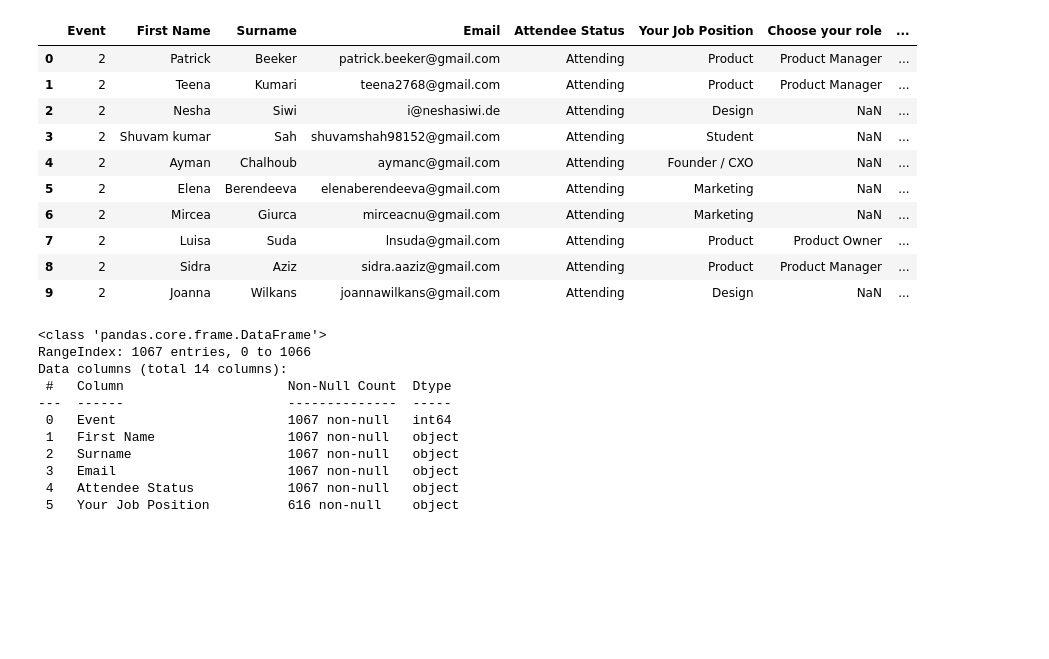
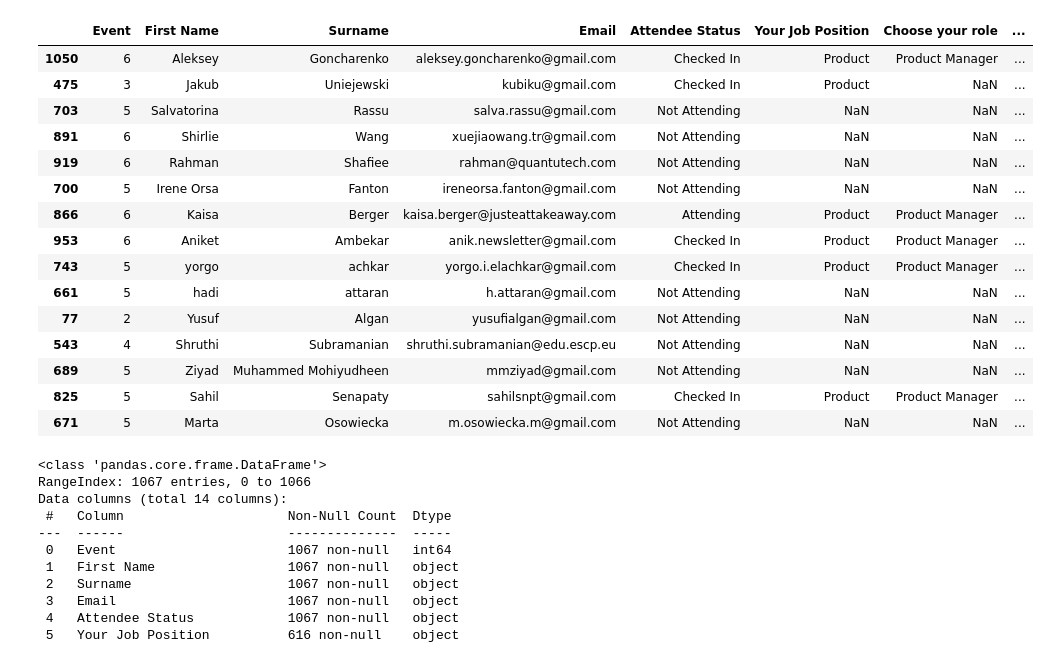
Before and after one commit to Shubhi-Varshney/data_bpm, a Jupyter notebook: notebooks/yulia_bpm_explore.ipynb, the cells around one changed output. Drawn from its saved outputs; the diff is of its cells as text; code cells hidden in the pictures; blank space fills up the shorter version.

```diff
--- a/notebooks/yulia_bpm_explore.ipynb
+++ b/notebooks/yulia_bpm_explore.ipynb
@@ -10,19 +10,24 @@ import string as str
 # %%
 # Information about attendees of all events
 data_events_ppl = pd.read_csv("../raw_data/240304 BPM Events list people  - ALL __.csv")
-data_events_ppl.head(10)
+data_events_ppl.sample(15)
 # %% [output]
 |  | Event | First Name | Surname | Email | Attendee Status | Your Job Position | Choose your role | ... |
-| 0 | 2 | Patrick | Beeker | patrick.beeker@gmail.com | Attending | Product | Product Manager | ... |
-| 1 | 2 | Teena | Kumari | teena2768@gmail.com | Attending | Product | Product Manager | ... |
-| 2 | 2 | Nesha | Siwi | i@neshasiwi.de | Attending | Design | NaN | ... |
-| 3 | 2 | Shuvam kumar | Sah | shuvamshah98152@gmail.com | Attending | Student | NaN | ... |
-| 4 | 2 | Ayman | Chalhoub | aymanc@gmail.com | Attending | Founder / CXO | NaN | ... |
-| 5 | 2 | Elena | Berendeeva | elenaberendeeva@gmail.com | Attending | Marketing | NaN | ... |
-| 6 | 2 | Mircea | Giurca | mirceacnu@gmail.com | Attending | Marketing | NaN | ... |
-| 7 | 2 | Luisa | Suda | lnsuda@gmail.com | Attending | Product | Product Owner | ... |
-| 8 | 2 | Sidra | Aziz | sidra.aaziz@gmail.com | Attending | Product | Product Manager | ... |
-| 9 | 2 | Joanna | Wilkans | joannawilkans@gmail.com | Attending | Design | NaN | ... |
+| 1050 | 6 | Aleksey | Goncharenko | aleksey.goncharenko@gmail.com | Checked In | Product | Product Manager | ... |
+| 475 | 3 | Jakub | Uniejewski | kubiku@gmail.com | Checked In | Product | NaN | ... |
+| 703 | 5 | Salvatorina | Rassu | salva.rassu@gmail.com | Not Attending | NaN | NaN | ... |
+| 891 | 6 | Shirlie | Wang | xuejiaowang.tr@gmail.com | Not Attending | NaN | NaN | ... |
+| 919 | 6 | Rahman | Shafiee | rahman@quantutech.com | Not Attending | NaN | NaN | ... |
+| 700 | 5 | Irene Orsa | Fanton | ireneorsa.fanton@gmail.com | Not Attending | NaN | NaN | ... |
+| 866 | 6 | Kaisa | Berger | kaisa.berger@justeattakeaway.com | Attending | Product | Product Manager | ... |
+| 953 | 6 | Aniket | Ambekar | anik.newsletter@gmail.com | Checked In | Product | Product Manager | ... |
+| 743 | 5 | yorgo | achkar | yorgo.i.elachkar@gmail.com | Checked In | Product | Product Manager | ... |
+| 661 | 5 | hadi | attaran | h.attaran@gmail.com | Not Attending | NaN | NaN | ... |
+| 77 | 2 | Yusuf | Algan | yusufialgan@gmail.com | Not Attending | NaN | NaN | ... |
+| 543 | 4 | Shruthi | Subramanian | shruthi.subramanian@edu.escp.eu | Not Attending | NaN | NaN | ... |
+| 689 | 5 | Ziyad | Muhammed Mohiyudheen | mmziyad@gmail.com | Not Attending | NaN | NaN | ... |
+| 825 | 5 | Sahil | Senapaty | sahilsnpt@gmail.com | Checked In | Product | Product Manager | ... |
+| 671 | 5 | Marta | Osowiecka | m.osowiecka.m@gmail.com | Not Attending | NaN | NaN | ... |
 # %%
 data_events_ppl.info()
 # %% [output]
```
Also changed, not shown: parts of 6 cells of this notebook, 6 other files.
